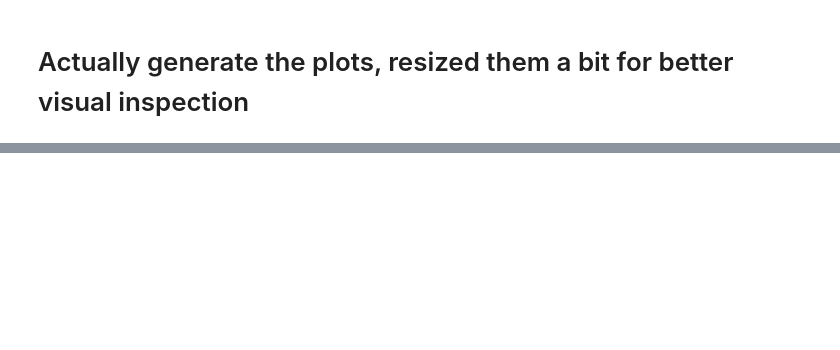
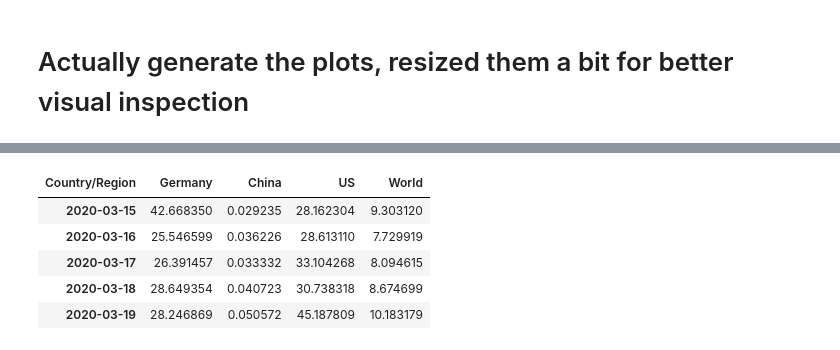
Before and after one commit to jmacenka/jupyternotebook_covid_19_visualization, a Jupyter notebook: analysis_of_the_covid_19_course.ipynb, the cells around one changed output, grey strips where cells are left out. Cells and saved outputs as stored; diff of their text form; code cells hidden in the pictures; blank space fills up the shorter version.

```diff
--- a/analysis_of_the_covid_19_course.ipynb
+++ b/analysis_of_the_covid_19_course.ipynb
@@ -83,0 +222,9 @@ ax2.text('2020-02-01',100,f'Keep in mind that the {averaging_window_size} day mo
+# %%
+df_requested_growthrate.tail()
+# %% [output]
+| Country/Region | Germany | China | US | World |
+| 2020-03-15 | 42.668350 | 0.029235 | 28.162304 | 9.303120 |
+| 2020-03-16 | 25.546599 | 0.036226 | 28.613110 | 7.729919 |
+| 2020-03-17 | 26.391457 | 0.033332 | 33.104268 | 8.094615 |
+| 2020-03-18 | 28.649354 | 0.040723 | 30.738318 | 8.674699 |
+| 2020-03-19 | 28.246869 | 0.050572 | 45.187809 | 10.183179 |
```
Also changed, not shown: parts of 19 cells of this notebook.
